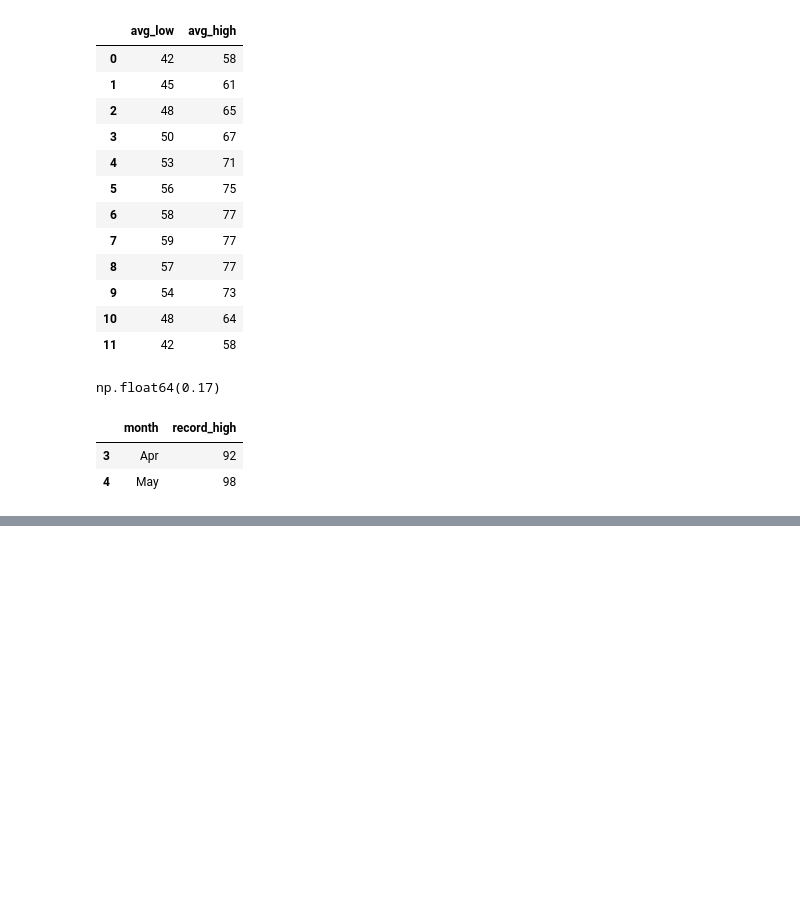
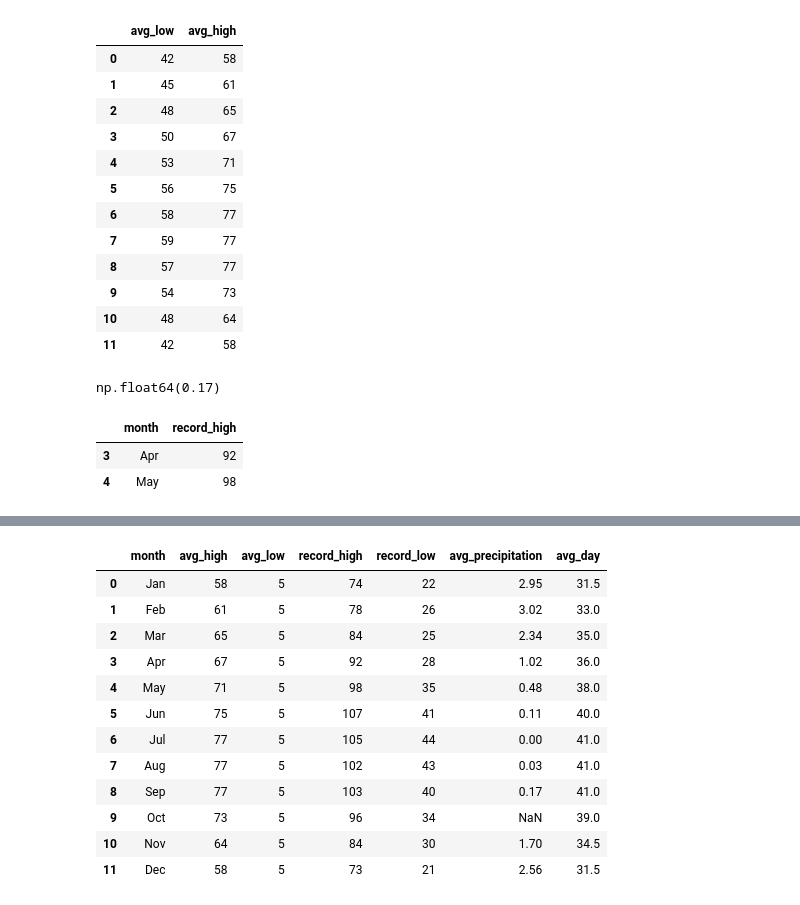
Before and after one commit to denverkim/DataAnalysis, a Jupyter notebook: weather_탐색_&_전처리.ipynb, the cells around one changed output, grey strips where cells are left out. Saved outputs shown, nothing was run; the diff lists cells and outputs as text; code cells hidden in the pictures; blank space fills up the shorter version.

```diff
--- a/weather_탐색_&_전처리.ipynb
+++ b/weather_탐색_&_전처리.ipynb
@@ -5,7 +5,8 @@
 # %%
 # Read weather.txt file into a dataframe.
 import pandas as pd
-df = pd.read_csv('weather.txt')
+
+df = pd.read_csv('/content/weather.txt')
 df
 # %% [output]
 |  | month | avg_high | avg_low | record_high | record_low | avg_precipitation |
@@ -150,0 +175,6 @@ df.iloc[3:5, [0, 3]]
+# %%
+# Assign new values in the following locations:   다음 위치에 새로운 값을 할당하시오.
+
+# 101.3 for avg_precipitation column at index 9
+df.loc[9, 'avg_precipitation'] = 101.3
+df
@@ -150,0 +195,6 @@ df.iloc[3:5, [0, 3]]
+# %%
+# Np null values for avg_precipitation column at index 9 (np.nan)
+import numpy as np
+
+df.loc[9, 'avg_precipitation'] = np.nan
+df
@@ -150,0 +215,4 @@ df.iloc[3:5, [0, 3]]
+# %%
+# 5 for all rows in avg_low column avg_low 컬럼 전체를 5로 바꾸기
+df.avg_low = 5
+df
@@ -150,0 +233,18 @@ df.iloc[3:5, [0, 3]]
+# %%
+# Add new column named avg_day that is the average of avg_low and avg_high avg_low와 avg_high의 평균을 구하여 avg_day컬럼을 만듬
+df['avg_day'] = (df.avg_low + df.avg_high) / 2
+df
+# %% [output]
+|  | month | avg_high | avg_low | record_high | record_low | avg_precipitation | avg_day |
+| 0 | Jan | 58 | 5 | 74 | 22 | 2.95 | 31.5 |
+| 1 | Feb | 61 | 5 | 78 | 26 | 3.02 | 33.0 |
+| 2 | Mar | 65 | 5 | 84 | 25 | 2.34 | 35.0 |
+| 3 | Apr | 67 | 5 | 92 | 28 | 1.02 | 36.0 |
+| 4 | May | 71 | 5 | 98 | 35 | 0.48 | 38.0 |
+| 5 | Jun | 75 | 5 | 107 | 41 | 0.11 | 40.0 |
+| 6 | Jul | 77 | 5 | 105 | 44 | 0.00 | 41.0 |
+| 7 | Aug | 77 | 5 | 102 | 43 | 0.03 | 41.0 |
+| 8 | Sep | 77 | 5 | 103 | 40 | 0.17 | 41.0 |
+| 9 | Oct | 73 | 5 | 96 | 34 | NaN | 39.0 |
+| 10 | Nov | 64 | 5 | 84 | 30 | 1.70 | 34.5 |
+| 11 | Dec | 58 | 5 | 73 | 21 | 2.56 | 31.5 |
```
Also changed, not shown: parts of 6 cells of this notebook.
